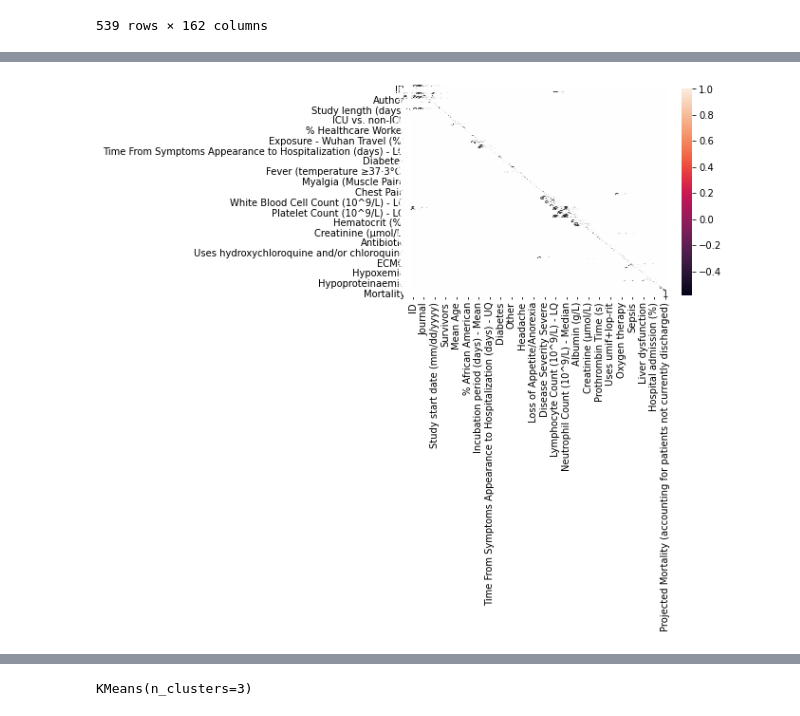
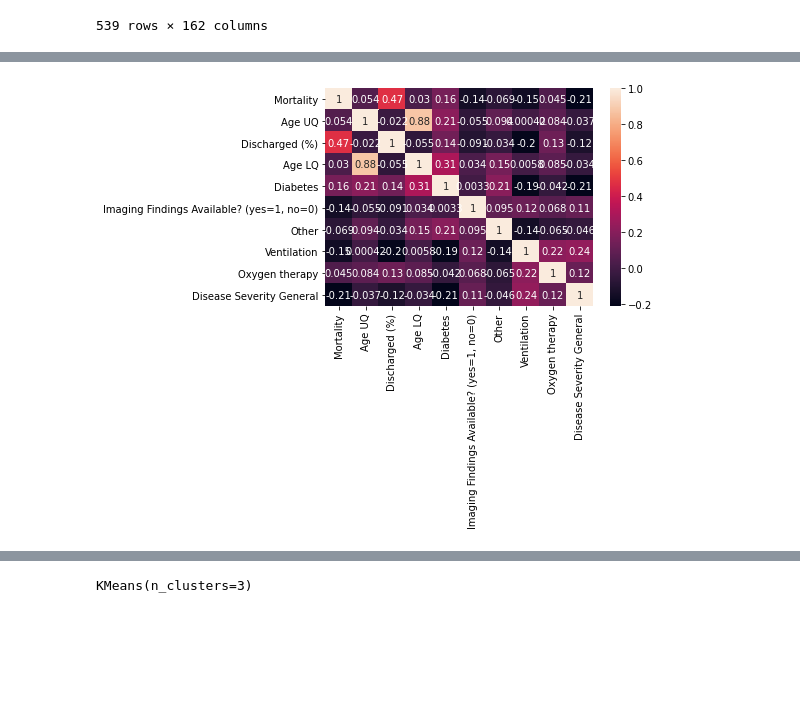
Before and after one commit to Nathaniel-Adams/CS_483_Project_2, a Jupyter notebook: Patient Segmentation/Patient_Segmentation.ipynb, the cells around one changed output, grey strips where cells are left out. Drawn from its saved outputs; the diff is of its cells as text; code cells hidden in the pictures; blank space fills up the shorter version.

```diff
--- a/Patient Segmentation/Patient_Segmentation.ipynb
+++ b/Patient Segmentation/Patient_Segmentation.ipynb
@@ -77,9 +77,12 @@ plt.show()
-# %%
-corrMatrix = df.corr()
-sns.heatmap(corrMatrix, annot=True)
-plt.show()
-# %% [output]
-[figure, removed]
+# %%
+"""
+Prints the correlation matrix
+"""
+corrMatrix = df.corr()
+sns.heatmap(df[["Mortality", "Age UQ", "Discharged (%)", "Age LQ", "Diabetes", "Imaging Findings Available? (yes=1, no=0)", "Other", "Ventilation", "Oxygen therapy", "Disease Severity General"]].corr(), annot=True)
+plt.show()
+# %% [output]
+[figure, added]
 # %%
 new_df = np.array(sampled[['Mortality','Discharged (%)','Survivors', 'End-point vs Active', 'Any Comorbidity']])
 # %%
```
Also changed, not shown: parts of 7 cells of this notebook.
